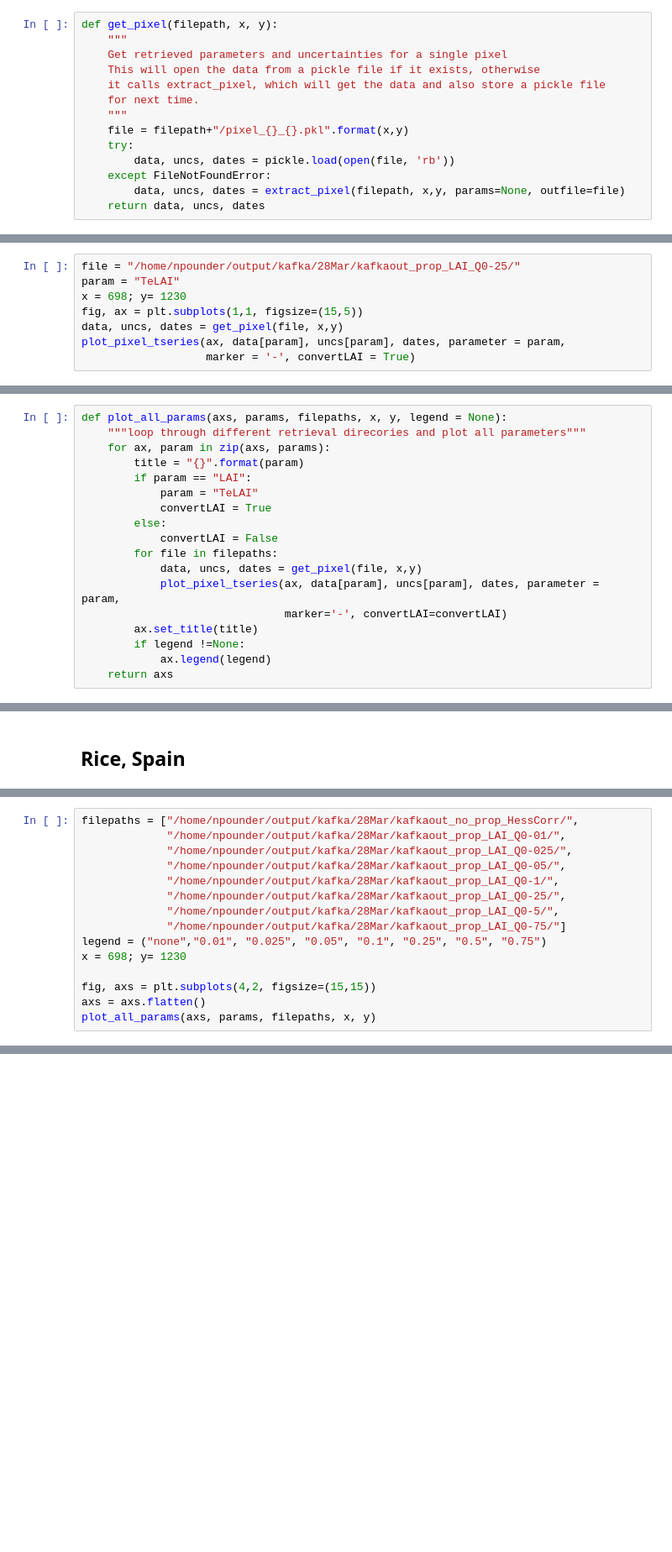
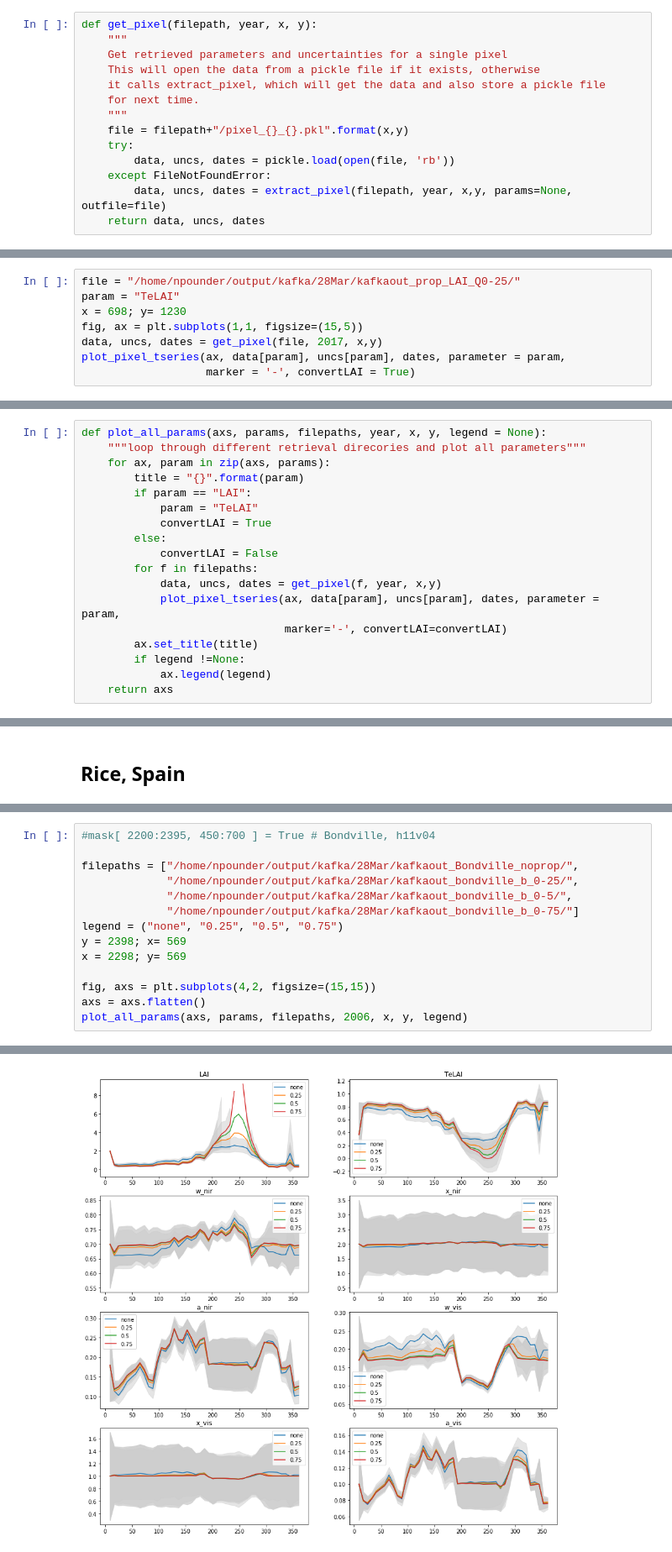
Before and after one commit to Assimila/kafka_plots, a Jupyter notebook: Plot_pixel_timeseries.ipynb, the cells around one changed output, grey strips where cells are left out. Shown at 84% size. Saved outputs shown, nothing was run; the diff lists cells and outputs as text; blank space fills up the shorter version.

Commit message:
plot Bondville timeseries - allow year to vary

```diff
--- a/Plot_pixel_timeseries.ipynb
+++ b/Plot_pixel_timeseries.ipynb
@@ -10,7 +10,7 @@ from plot_kafka_retrieval_utils import extract_pixel, plot_pixel_tseries
 import matplotlib.pylab as plt
 %matplotlib inline
 # %%
-def get_pixel(filepath, x, y):
+def get_pixel(filepath, year, x, y):
     """
     Get retrieved parameters and uncertainties for a single pixel
     This will open the data from a pickle file if it exists, otherwise
@@ -21,7 +21,7 @@ def get_pixel(filepath, x, y):
     try:
         data, uncs, dates = pickle.load(open(file, 'rb'))
     except FileNotFoundError:
-        data, uncs, dates = extract_pixel(filepath, x,y, params=None, outfile=file)
+        data, uncs, dates = extract_pixel(filepath, year, x,y, params=None, outfile=file)
     return data, uncs, dates
 # %% [markdown]
 ## Plot a single parameter and uncertainty
@@ -30,14 +30,14 @@ file = "/home/npounder/output/kafka/28Mar/kafkaout_prop_LAI_Q0-25/"
 param = "TeLAI"
 x = 698; y= 1230
 fig, ax = plt.subplots(1,1, figsize=(15,5))
-data, uncs, dates = get_pixel(file, x,y)
+data, uncs, dates = get_pixel(file, 2017, x,y)
 plot_pixel_tseries(ax, data[param], uncs[param], dates, parameter = param,
                    marker = '-', convertLAI = True)
 # %% [output]
 <matplotlib.axes._subplots.AxesSubplot at 0x...>
 [figure]
 # %%
-def plot_all_params(axs, params, filepaths, x, y, legend = None):
+def plot_all_params(axs, params, filepaths, year, x, y, legend = None):
     """loop through different retrieval direcories and plot all parameters"""
     for ax, param in zip(axs, params):
         title = "{}".format(param)
@@ -46,8 +46,8 @@ def plot_all_params(axs, params, filepaths, x, y, legend = None):
             convertLAI = True
         else:
             convertLAI = False
-        for file in filepaths:
-            data, uncs, dates = get_pixel(file, x,y)
+        for f in filepaths:
+            data, uncs, dates = get_pixel(f, year, x,y)
             plot_pixel_tseries(ax, data[param], uncs[param], dates, parameter = param,
                                marker='-', convertLAI=convertLAI)
         ax.set_title(title)
@@ -89,16 +91,15 @@ array([<matplotlib.axes._subplots.AxesSubplot object at 0x...>,
 # %%
-filepaths = ["/home/npounder/output/kafka/28Mar/kafkaout_no_prop_HessCorr/",
-             "/home/npounder/output/kafka/28Mar/kafkaout_prop_LAI_Q0-01/",
-             "/home/npounder/output/kafka/28Mar/kafkaout_prop_LAI_Q0-025/",
-             "/home/npounder/output/kafka/28Mar/kafkaout_prop_LAI_Q0-05/",
-             "/home/npounder/output/kafka/28Mar/kafkaout_prop_LAI_Q0-1/",
-             "/home/npounder/output/kafka/28Mar/kafkaout_prop_LAI_Q0-25/",
-             "/home/npounder/output/kafka/28Mar/kafkaout_prop_LAI_Q0-5/",
-             "/home/npounder/output/kafka/28Mar/kafkaout_prop_LAI_Q0-75/"]
-legend = ("none","0.01", "0.025", "0.05", "0.1", "0.25", "0.5", "0.75")
-x = 698; y= 1230
+#mask[ 2200:2395, 450:700 ] = True # Bondville, h11v04
+
+filepaths = ["/home/npounder/output/kafka/28Mar/kafkaout_Bondville_noprop/",
+             "/home/npounder/output/kafka/28Mar/kafkaout_bondville_b_0-25/",
+             "/home/npounder/output/kafka/28Mar/kafkaout_bondville_b_0-5/",
+             "/home/npounder/output/kafka/28Mar/kafkaout_bondville_b_0-75/"]
+legend = ("none", "0.25", "0.5", "0.75")
+y = 2398; x= 569
+x = 2298; y= 569
 
 fig, axs = plt.subplots(4,2, figsize=(15,15))
 axs = axs.flatten()
-plot_all_params(axs, params, filepaths, x, y)
+plot_all_params(axs, params, filepaths, 2006, x, y, legend)
 # %% [output]
@@ -105,0 +115 @@ plot_all_params(axs, params, filepaths, x, y)
+[figure, added]
```
Also changed, not shown: parts of 3 cells of this notebook, 1 other file.
